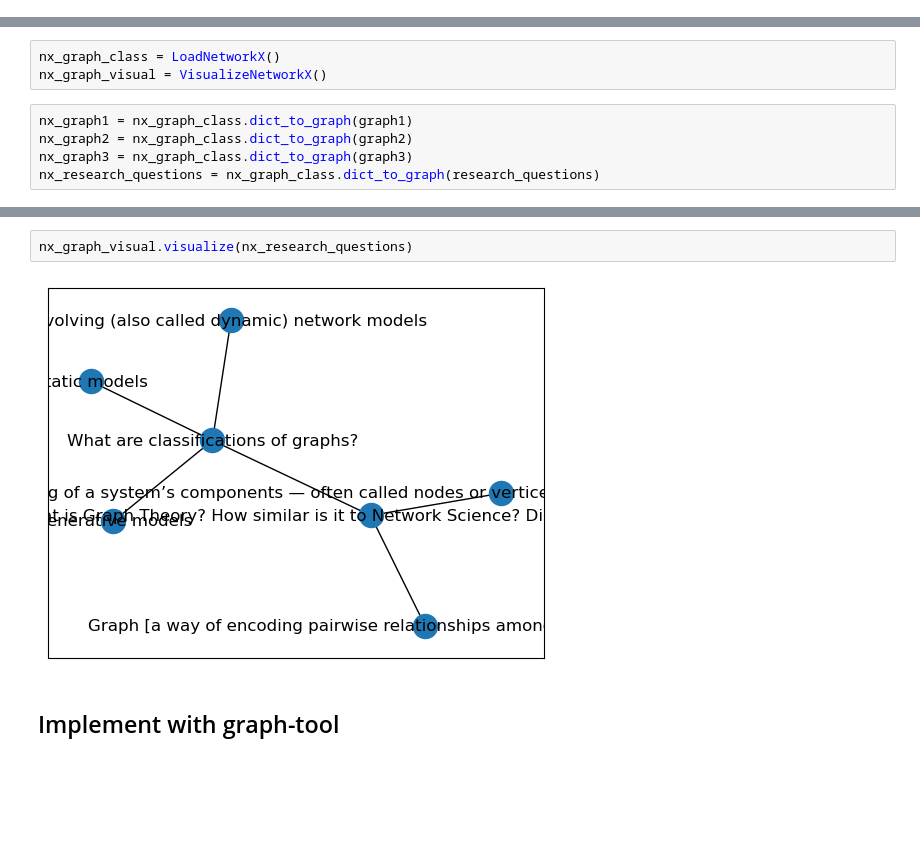
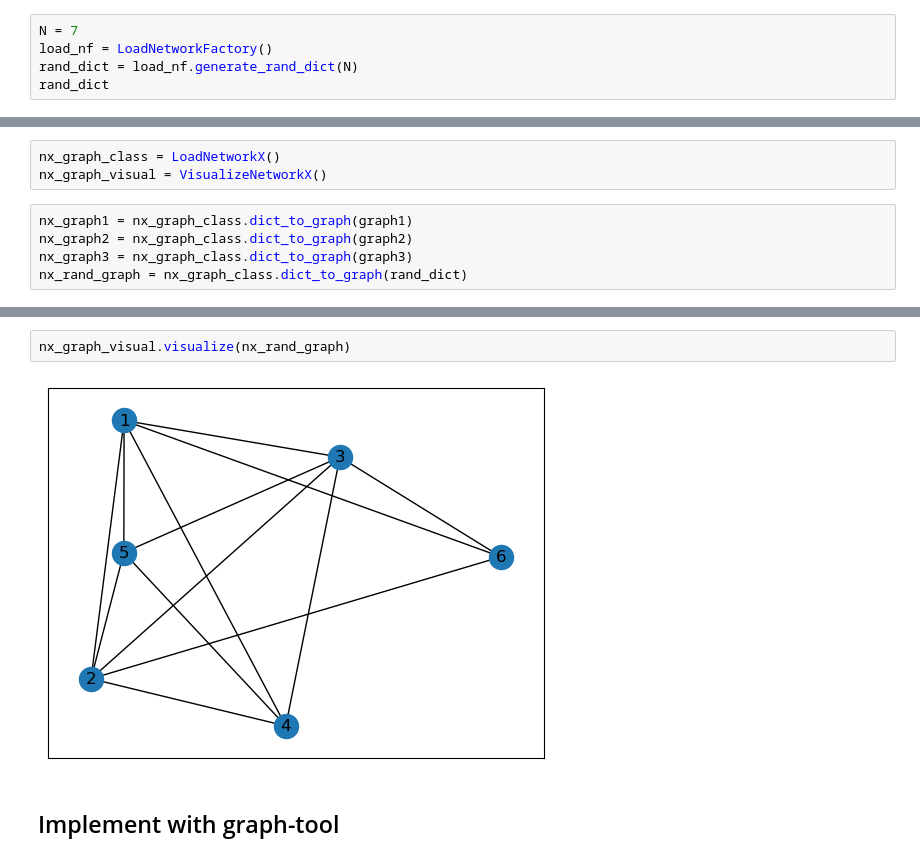
Before and after one commit to Brinkley97/applied_data_structures_and_algorithms, a Jupyter notebook: framework/examples/graph_creation_from_dict.ipynb, the cells around one changed output, grey strips where cells are left out. Cells and saved outputs as stored; diff of their text form; blank space fills up the shorter version.

```diff
--- a/framework/examples/graph_creation_from_dict.ipynb
+++ b/framework/examples/graph_creation_from_dict.ipynb
@@ -102,0 +105,5 @@ What are classifications of graphs? -> ['What is Graph Theory? How similar is it
+# %%
+N = 7
+load_nf = LoadNetworkFactory()
+rand_dict = load_nf.generate_rand_dict(N)
+rand_dict
@@ -107,7 +140,7 @@ nx_graph_visual = VisualizeNetworkX()
 nx_graph1 = nx_graph_class.dict_to_graph(graph1)
 nx_graph2 = nx_graph_class.dict_to_graph(graph2)
 nx_graph3 = nx_graph_class.dict_to_graph(graph3)
-nx_research_questions = nx_graph_class.dict_to_graph(research_questions)
+nx_rand_graph = nx_graph_class.dict_to_graph(rand_dict)
 # %%
 nx_graph_visual.visualize(nx_graph1)
 # %% [output]
@@ -123,7 +156,7 @@ nx_graph_visual.visualize(nx_graph3)
 # %%
-nx_graph_visual.visualize(nx_research_questions)
+nx_graph_visual.visualize(nx_rand_graph)
 # %% [output]
-[figure, old version]
+[figure, new version]
 # %% [markdown]
 ## Implement with graph-tool
 # %%
```
Also changed, not shown: parts of 9 cells of this notebook, 1 other file.
